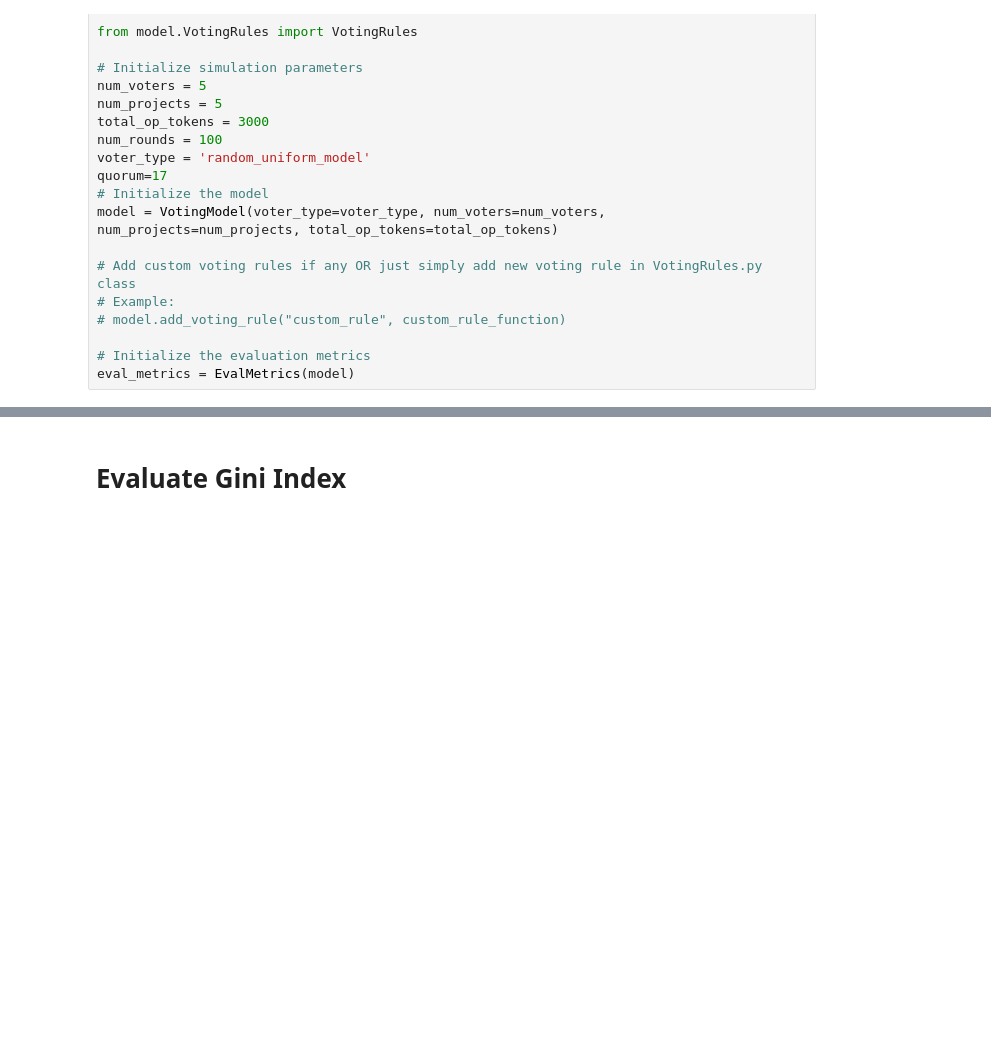
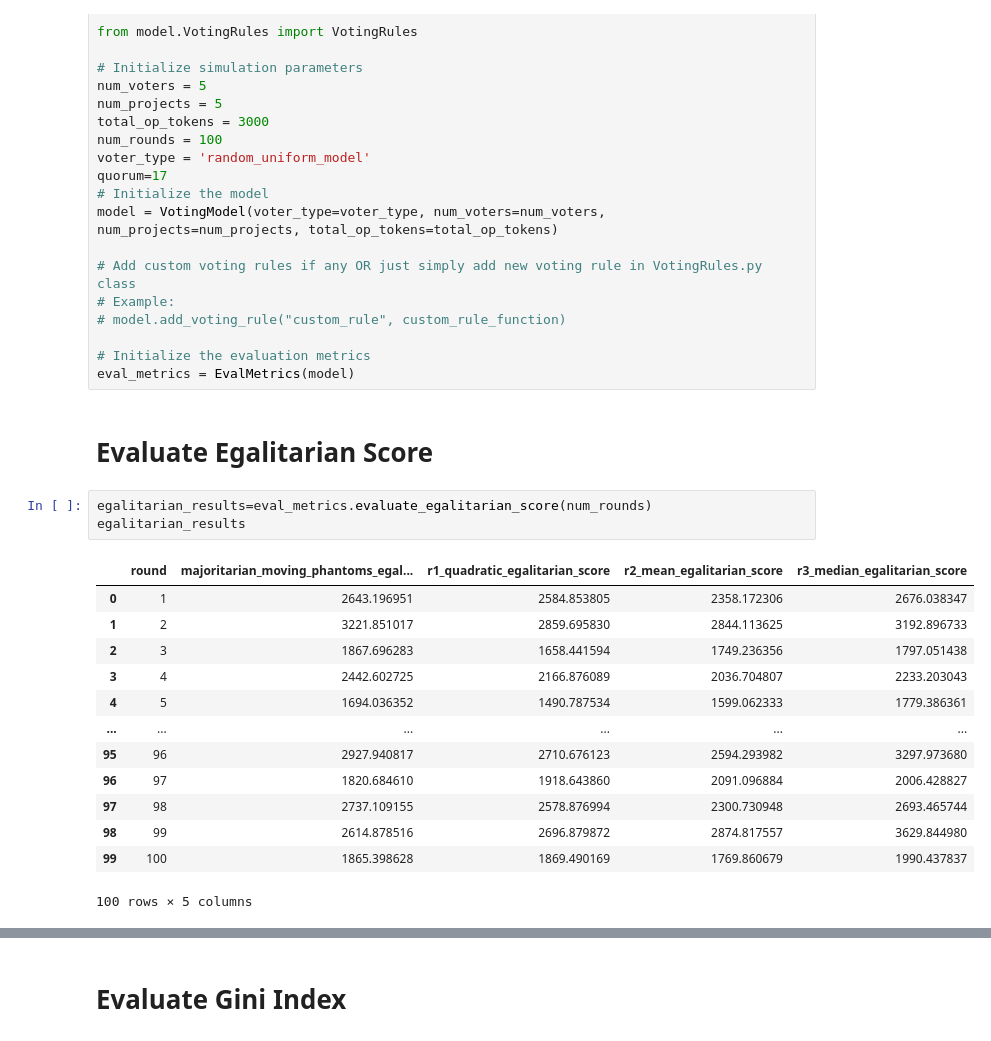
Before and after one commit to GovXS/Evaluating-Voting-Design-Tradeoffs-for-Retro-Funding, a Jupyter notebook: simulations/run.ipynb, the cells around one changed output, grey strips where cells are left out. Saved outputs shown, nothing was run; the diff lists cells and outputs as text; blank space fills up the shorter version.

Commit message:
included egalitarian score in eval metrics

```diff
--- a/simulations/run.ipynb
+++ b/simulations/run.ipynb
@@ -28,3 +28,22 @@ model = VotingModel(voter_type=voter_type, num_voters=num_voters, num_projects=n
 
 # Initialize the evaluation metrics
 eval_metrics = EvalMetrics(model)
+# %% [markdown]
+# Evaluate Egalitarian Score
+# %%
+egalitarian_results=eval_metrics.evaluate_egalitarian_score(num_rounds)
+egalitarian_results
+# %% [output]
+|  | round | majoritarian_moving_phantoms_egal... | r1_quadratic_egalitarian_score | r2_mean_egalitarian_score | r3_median_egalitarian_score |
+| 0 | 1 | 2643.196951 | 2584.853805 | 2358.172306 | 2676.038347 |
+| 1 | 2 | 3221.851017 | 2859.695830 | 2844.113625 | 3192.896733 |
+| 2 | 3 | 1867.696283 | 1658.441594 | 1749.236356 | 1797.051438 |
+| 3 | 4 | 2442.602725 | 2166.876089 | 2036.704807 | 2233.203043 |
+| 4 | 5 | 1694.036352 | 1490.787534 | 1599.062333 | 1779.386361 |
+| ... | ... | ... | ... | ... | ... |
+| 95 | 96 | 2927.940817 | 2710.676123 | 2594.293982 | 3297.973680 |
+| 96 | 97 | 1820.684610 | 1918.643860 | 2091.096884 | 2006.428827 |
+| 97 | 98 | 2737.109155 | 2578.876994 | 2300.730948 | 2693.465744 |
+| 98 | 99 | 2614.878516 | 2696.879872 | 2874.817557 | 3629.844980 |
+| 99 | 100 | 1865.398628 | 1869.490169 | 1769.860679 | 1990.437837 |
+100 rows × 5 columns
```
Also changed, not shown: parts of 1 cell of this notebook, 2 other files.
